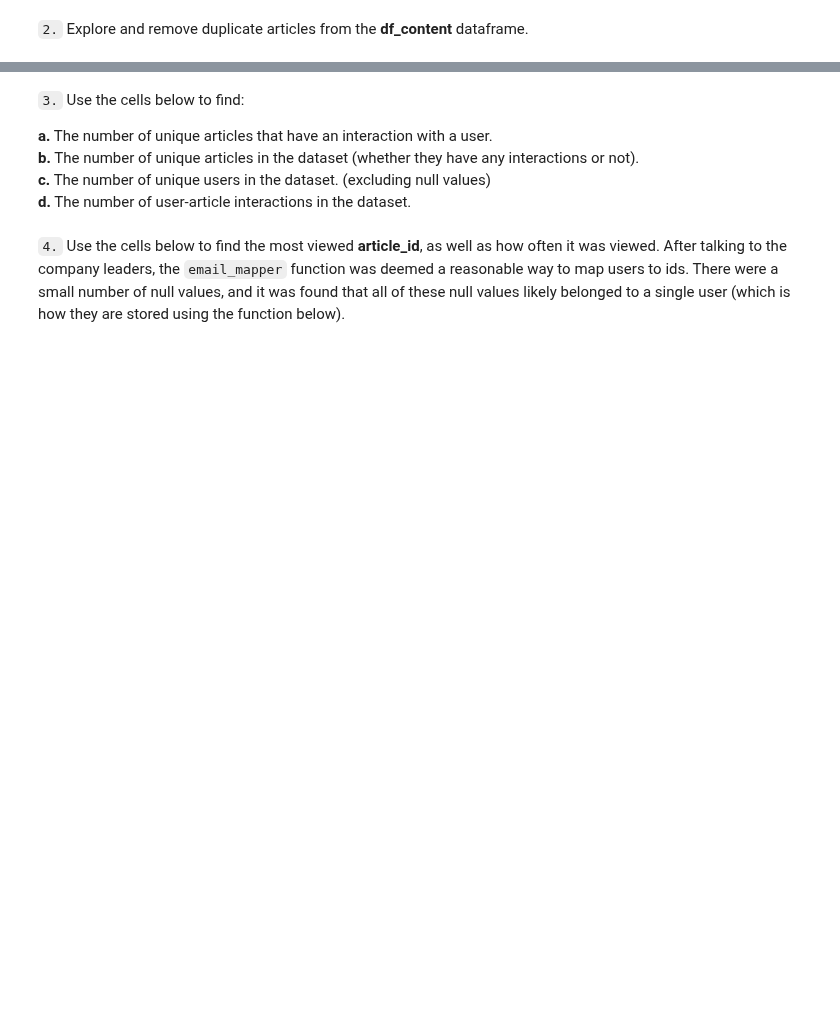
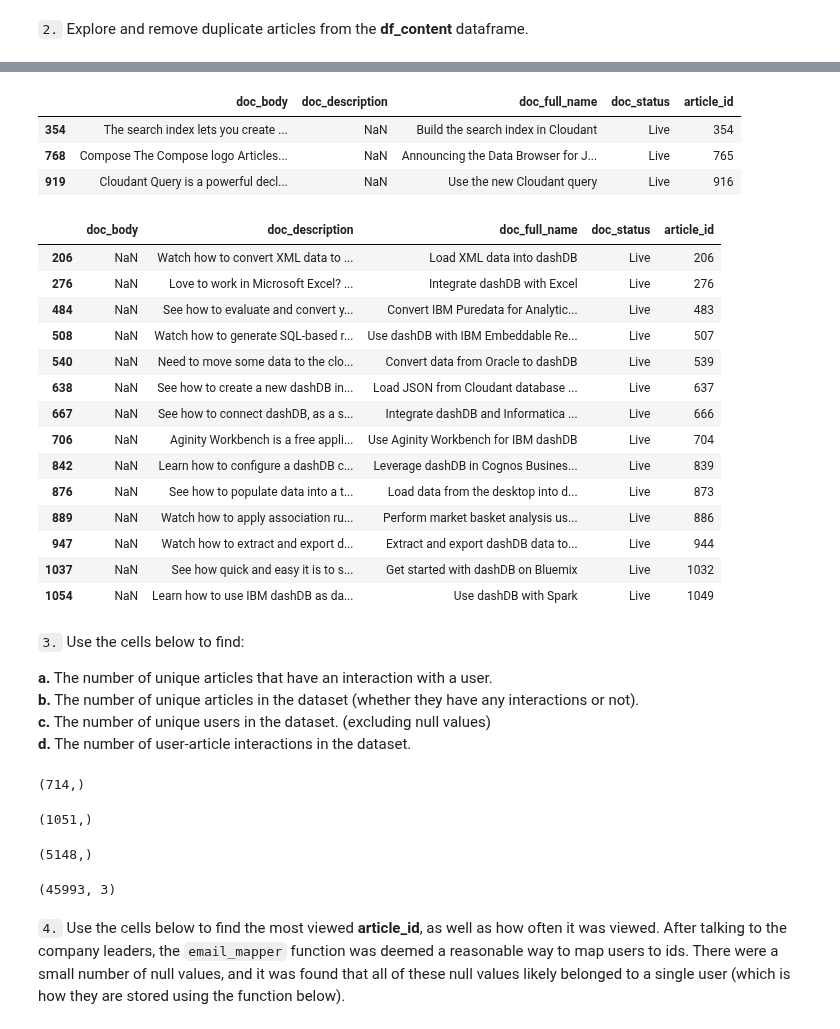
Before and after one commit to ksprashu/project-filtering_recommendation_articles, a Jupyter notebook: Recommendations_with_IBM.ipynb, the cells around one changed output, grey strips where cells are left out. Saved outputs shown, nothing was run; the diff lists cells and outputs as text; code cells hidden in the pictures; blank space fills up the shorter version.

```diff
--- a/Recommendations_with_IBM.ipynb
+++ b/Recommendations_with_IBM.ipynb
@@ -55,0 +160,3 @@ max_views_by_user = # The maximum number of user-article interactions by any 1 u
+# %%
+# convert article id to strings
+df_content.loc[:,'article_id'] = df_content.loc[:,'article_id'].astype(float).astype(str)
@@ -56,2 +182,4 @@ max_views_by_user = # The maximum number of user-article interactions by any 1 u
 # %%
 # Remove any rows that have the same article_id - only keep the first
+df_content.drop_duplicates(subset='article_id', inplace=True)
+df_content.info()
@@ -58,3 +197,30 @@ max_views_by_user = # The maximum number of user-article interactions by any 1 u
+# %%
+# docs with empty content
+df_content[df_content.doc_description.isna()]
+# %% [output]
+|  | doc_body | doc_description | doc_full_name | doc_status | article_id |
+| 354 | The search index lets you create ... | NaN | Build the search index in Cloudant | Live | 354 |
+| 768 | Compose The Compose logo Articles... | NaN | Announcing the Data Browser for J... | Live | 765 |
+| 919 | Cloudant Query is a powerful decl... | NaN | Use the new Cloudant query | Live | 916 |
+# %%
+# docs with empty body
+df_content[df_content.doc_body.isna()]
+# %% [output]
+|  | doc_body | doc_description | doc_full_name | doc_status | article_id |
+| 206 | NaN | Watch how to convert XML data to ... | Load XML data into dashDB | Live | 206 |
+| 276 | NaN | Love to work in Microsoft Excel? ... | Integrate dashDB with Excel | Live | 276 |
+| 484 | NaN | See how to evaluate and convert y... | Convert IBM Puredata for Analytic... | Live | 483 |
+| 508 | NaN | Watch how to generate SQL-based r... | Use dashDB with IBM Embeddable Re... | Live | 507 |
+| 540 | NaN | Need to move some data to the clo... | Convert data from Oracle to dashDB | Live | 539 |
+| 638 | NaN | See how to create a new dashDB in... | Load JSON from Cloudant database ... | Live | 637 |
+| 667 | NaN | See how to connect dashDB, as a s... | Integrate dashDB and Informatica ... | Live | 666 |
+| 706 | NaN | Aginity Workbench is a free appli... | Use Aginity Workbench for IBM dashDB | Live | 704 |
+| 842 | NaN | Learn how to configure a dashDB c... | Leverage dashDB in Cognos Busines... | Live | 839 |
+| 876 | NaN | See how to populate data into a t... | Load data from the desktop into d... | Live | 873 |
+| 889 | NaN | Watch how to apply association ru... | Perform market basket analysis us... | Live | 886 |
+| 947 | NaN | Watch how to extract and export d... | Extract and export dashDB data to... | Live | 944 |
+| 1037 | NaN | See how quick and easy it is to s... | Get started with dashDB on Bluemix | Live | 1032 |
+| 1054 | NaN | Learn how to use IBM dashDB as da... | Use dashDB with Spark | Live | 1049 |
 # %% [markdown]
 `3.` Use the cells below to find:
 
@@ -62,4 +228,24 @@ max_views_by_user = # The maximum number of user-article interactions by any 1 u
 **b.** The number of unique articles in the dataset (whether they have any interactions or not).<br>
 **c.** The number of unique users in the dataset. (excluding null values) <br>
 **d.** The number of user-article interactions in the dataset.
+# %%
+# unique articles that have any interaction
+df.article_id.unique().shape
+# %% [output]
+(714,)
+# %%
+# total articles
+df_content.article_id.unique().shape
+# %% [output]
+(1051,)
+# %%
+# total unique users
+df[~df.email.isna()].email.unique().shape
+# %% [output]
+(5148,)
+# %%
+# total number of interactions
+df.shape
+# %% [output]
+(45993, 3)
 # %%
```
Also changed, not shown: parts of 64 cells of this notebook, 1 other file.
